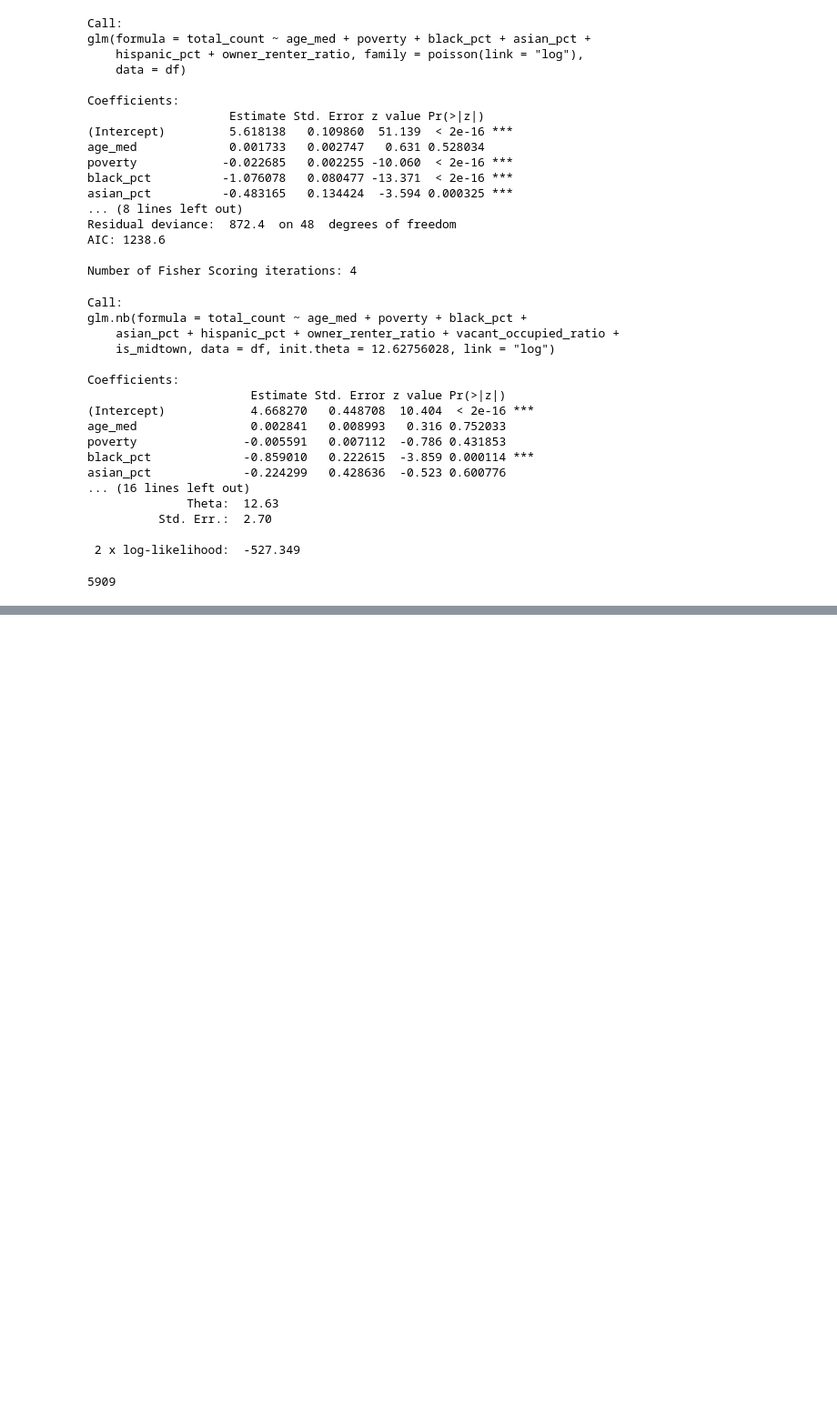
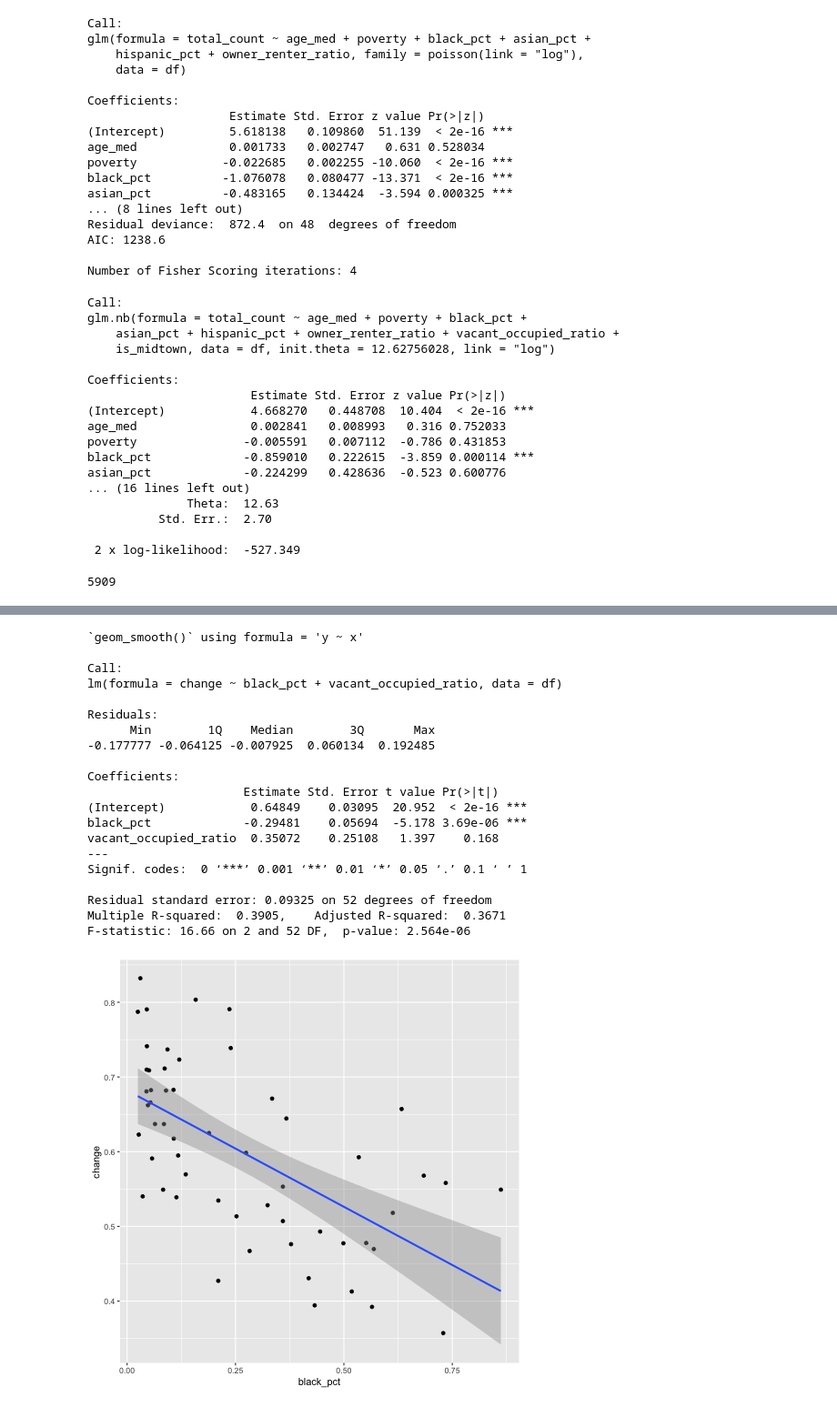
Before and after one commit to dlaiu/smoke-shops-regression, a Jupyter notebook: regression-cb.ipynb, the cells around one changed output, grey strips where cells are left out. Shown at 91% size. Saved outputs shown, nothing was run; the diff lists cells and outputs as text; code cells hidden in the pictures; blank space fills up the shorter version.

```diff
--- a/regression-cb.ipynb
+++ b/regression-cb.ipynb
@@ -939,0 +940,5 @@ sum(df_counts['total_count'])
+# %%
+%%R
+
+df <- read.csv('CB-Final_2.csv')
+head(df)
@@ -939,0 +986,30 @@ sum(df_counts['total_count'])
+# %%
+%%R
+
+plot <- ggplot(df, aes(x = black_pct, y = change)) + geom_point() + geom_smooth(method = 'lm')
+print(plot)
+
+model <- lm(change ~ black_pct + vacant_occupied_ratio, data = df)
+summary(model)
+# %% [output]
+`geom_smooth()` using formula = 'y ~ x'
+
+Call:
+lm(formula = change ~ black_pct + vacant_occupied_ratio, data = df)
+
+Residuals:
+      Min        1Q    Median        3Q       Max
+-0.177777 -0.064125 -0.007925  0.060134  0.192485
+
+Coefficients:
+                      Estimate Std. Error t value Pr(>|t|)
+(Intercept)            0.64849    0.03095  20.952  < 2e-16 ***
+black_pct             -0.29481    0.05694  -5.178 3.69e-06 ***
+vacant_occupied_ratio  0.35072    0.25108   1.397    0.168
+---
+Signif. codes:  0 ‘***’ 0.001 ‘**’ 0.01 ‘*’ 0.05 ‘.’ 0.1 ‘ ’ 1
+
+Residual standard error: 0.09325 on 52 degrees of freedom
+Multiple R-squared:  0.3905,    Adjusted R-squared:  0.3671
+F-statistic: 16.66 on 2 and 52 DF,  p-value: 2.564e-06
+[figure, added]
```
Also changed, not shown: parts of 5 cells of this notebook, 1 other file.
